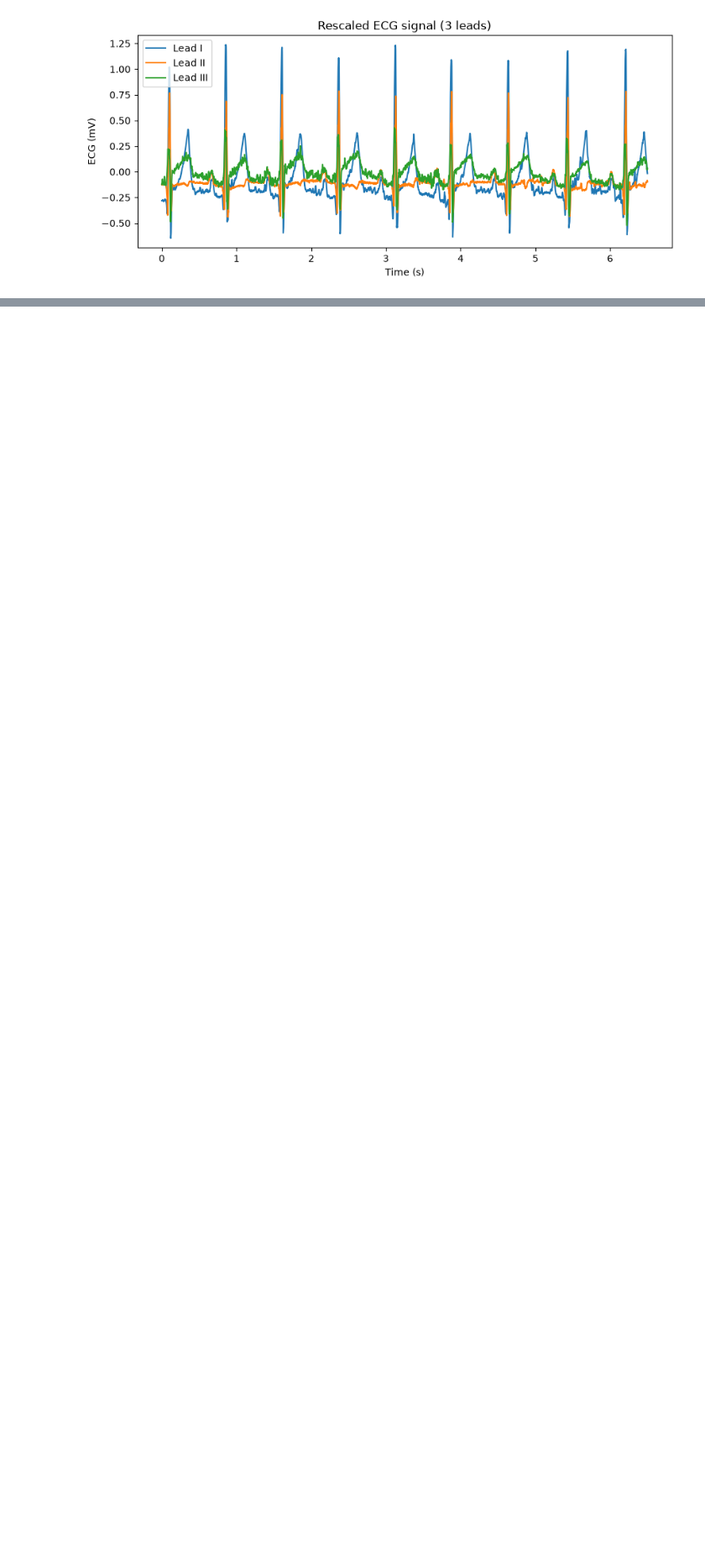
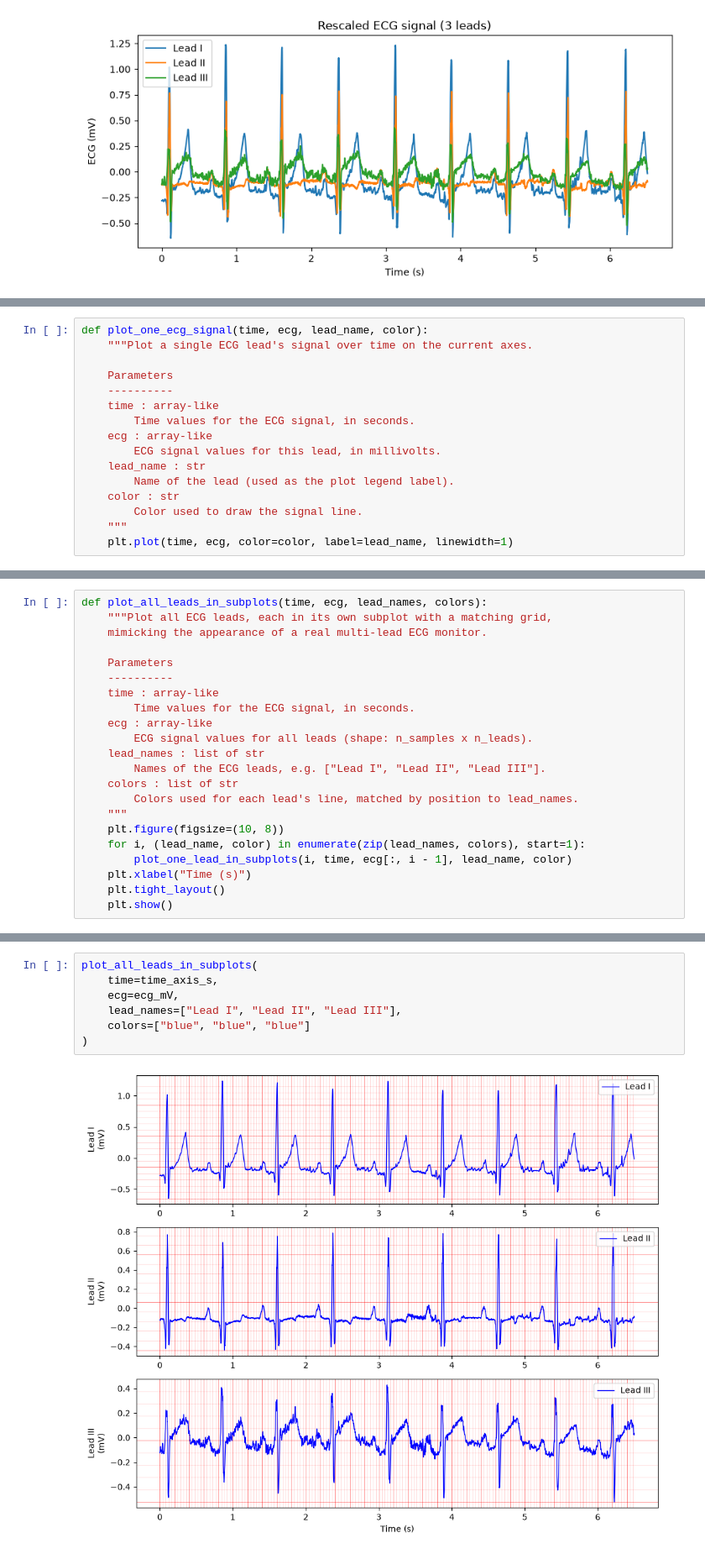
Before and after one commit to ChloeGil-student/Series01-Python, a Jupyter notebook: Series01-Python.ipynb, the cells around one changed output, grey strips where cells are left out. Shown at 84% size. Saved outputs shown, nothing was run; the diff lists cells and outputs as text; blank space fills up the shorter version.

Commit message:
Update Series01-Python.ipynb
Realistic egc plot

```diff
--- a/Series01-Python.ipynb
+++ b/Series01-Python.ipynb
@@ -222,0 +296,16 @@ plot_ecg(
+# %%
+def plot_one_ecg_signal(time, ecg, lead_name, color):
+    """Plot a single ECG lead's signal over time on the current axes.
+
+    Parameters
+    ----------
+    time : array-like
+        Time values for the ECG signal, in seconds.
+    ecg : array-like
+        ECG signal values for this lead, in millivolts.
+    lead_name : str
+        Name of the lead (used as the plot legend label).
+    color : str
+        Color used to draw the signal line.
+    """
+    plt.plot(time, ecg, color=color, label=lead_name, linewidth=1)
@@ -222,0 +409,22 @@ plot_ecg(
+# %%
+def plot_all_leads_in_subplots(time, ecg, lead_names, colors):
+    """Plot all ECG leads, each in its own subplot with a matching grid,
+    mimicking the appearance of a real multi-lead ECG monitor.
+
+    Parameters
+    ----------
+    time : array-like
+        Time values for the ECG signal, in seconds.
+    ecg : array-like
+        ECG signal values for all leads (shape: n_samples x n_leads).
+    lead_names : list of str
+        Names of the ECG leads, e.g. ["Lead I", "Lead II", "Lead III"].
+    colors : list of str
+        Colors used for each lead's line, matched by position to lead_names.
+    """
+    plt.figure(figsize=(10, 8))
+    for i, (lead_name, color) in enumerate(zip(lead_names, colors), start=1):
+        plot_one_lead_in_subplots(i, time, ecg[:, i - 1], lead_name, color)
+    plt.xlabel("Time (s)")
+    plt.tight_layout()
+    plt.show()
@@ -222,0 +466,9 @@ plot_ecg(
+# %%
+plot_all_leads_in_subplots(
+    time=time_axis_s,
+    ecg=ecg_mV,
+    lead_names=["Lead I", "Lead II", "Lead III"],
+    colors=["blue", "blue", "blue"]
+)
+# %% [output]
+[figure, added]
```
Also changed, not shown: parts of 13 cells of this notebook.
